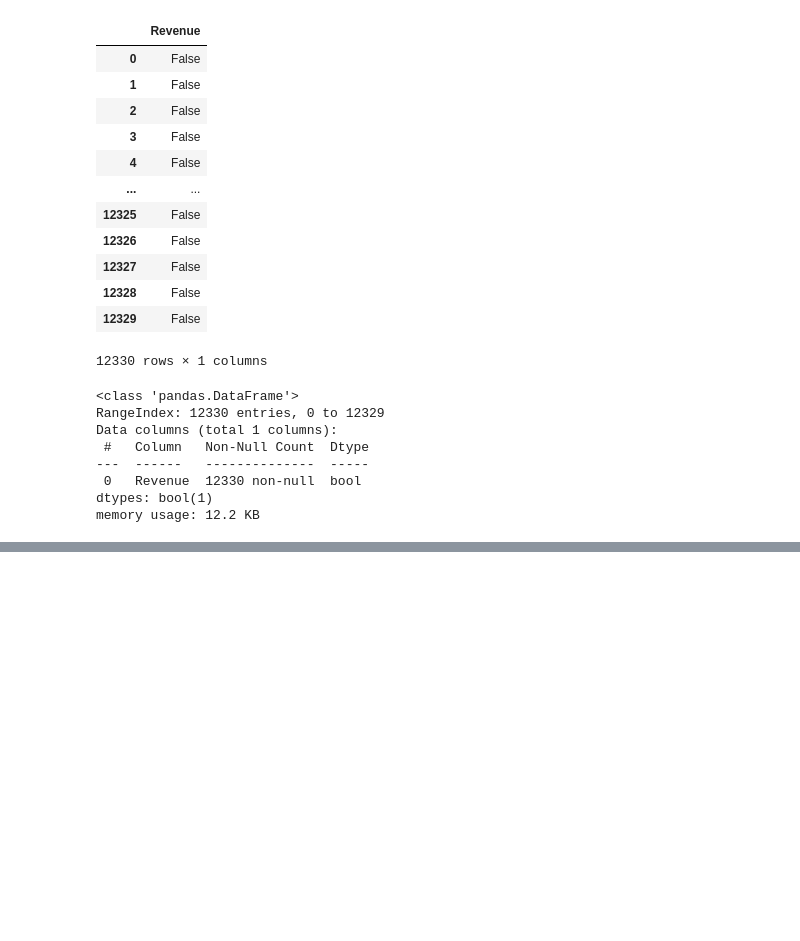
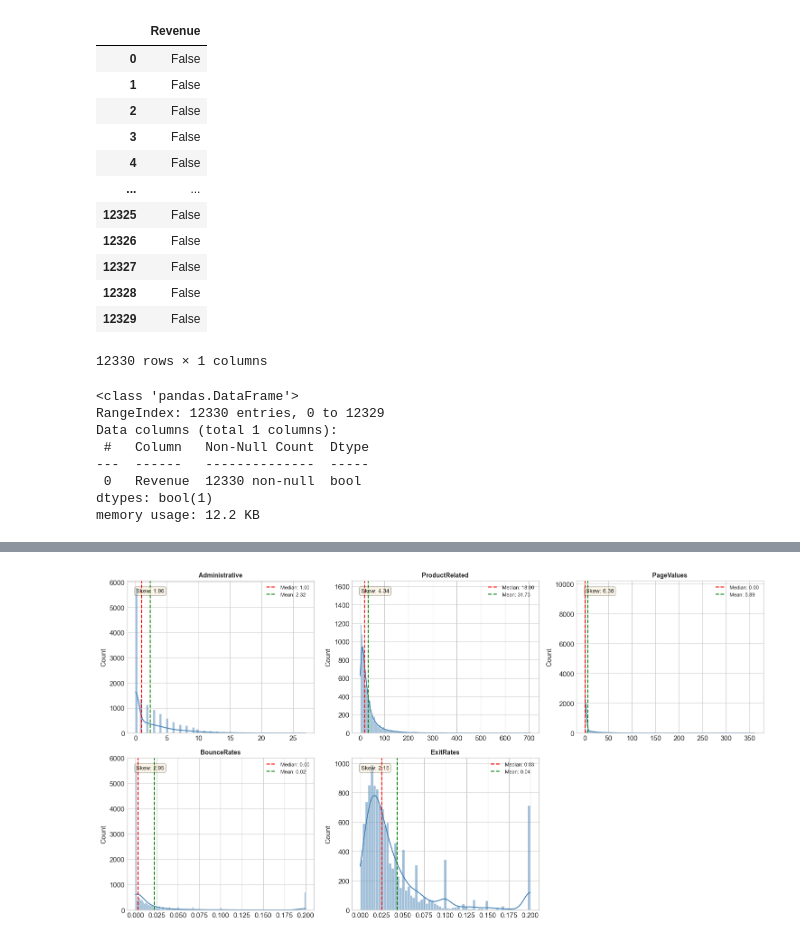
Before and after one commit to jakubpyszniak/XAI_pred_modelling_WNE_2026_final_project, a Jupyter notebook: data_notebooks/data_exploration.ipynb, the cells around one changed output, grey strips where cells are left out. Saved outputs shown, nothing was run; the diff lists cells and outputs as text; code cells hidden in the pictures; blank space fills up the shorter version.

```diff
--- a/data_notebooks/data_exploration.ipynb
+++ b/data_notebooks/data_exploration.ipynb
@@ -162,0 +212,41 @@ memory usage: 12.2 KB
+# %%
+# Select numerical features (exclude target)
+num_cols = df.select_dtypes(include=[np.number]).columns.tolist()
+num_cols = [c for c in num_cols if c not in ['Revenue_Encoded', 'Revenue']]
+
+def plot_distribution_analysis(df, columns, n_cols=3):
+    """Create distribution plots with statistics"""
+    n_rows = (len(columns) + n_cols - 1) // n_cols
+    fig, axes = plt.subplots(n_rows, n_cols, figsize=(5*n_cols, 4*n_rows))
+    axes = axes.flatten()
+
+    for idx, col in enumerate(columns):
+        ax = axes[idx]
+
+        # Histogram + KDE
+        sns.histplot(df[col].dropna(), kde=True, ax=ax, color='steelblue', edgecolor='white')
+        ax.axvline(df[col].median(), color='red', linestyle='--', label=f'Median: {df[col].median():.2f}')
+        ax.axvline(df[col].mean(), color='green', linestyle='--', label=f'Mean: {df[col].mean():.2f}')
+
+        # Stats annotation
+        skew = df[col].skew()
+        ax.text(0.05, 0.95, f'Skew: {skew:.2f}', transform=ax.transAxes,
+                bbox=dict(boxstyle='round', facecolor='wheat', alpha=0.3),
+                fontsize=9, verticalalignment='top')
+
+        ax.set_title(f'{col}', fontweight='bold', fontsize=10)
+        ax.legend(fontsize=8)
+        ax.set_xlabel('')
+
+    # Hide unused subplots
+    for idx in range(len(columns), len(axes)):
+        axes[idx].set_visible(False)
+
+    plt.tight_layout()
+    plt.show()
+
+# Analyze key numerical features
+key_num_features = ['Administrative', 'ProductRelated', 'PageValues', 'BounceRates', 'ExitRates']
+plot_distribution_analysis(df, key_num_features)
+# %% [output]
+[figure, added]
```
Also changed, not shown: parts of 21 cells of this notebook, 6 other files.
